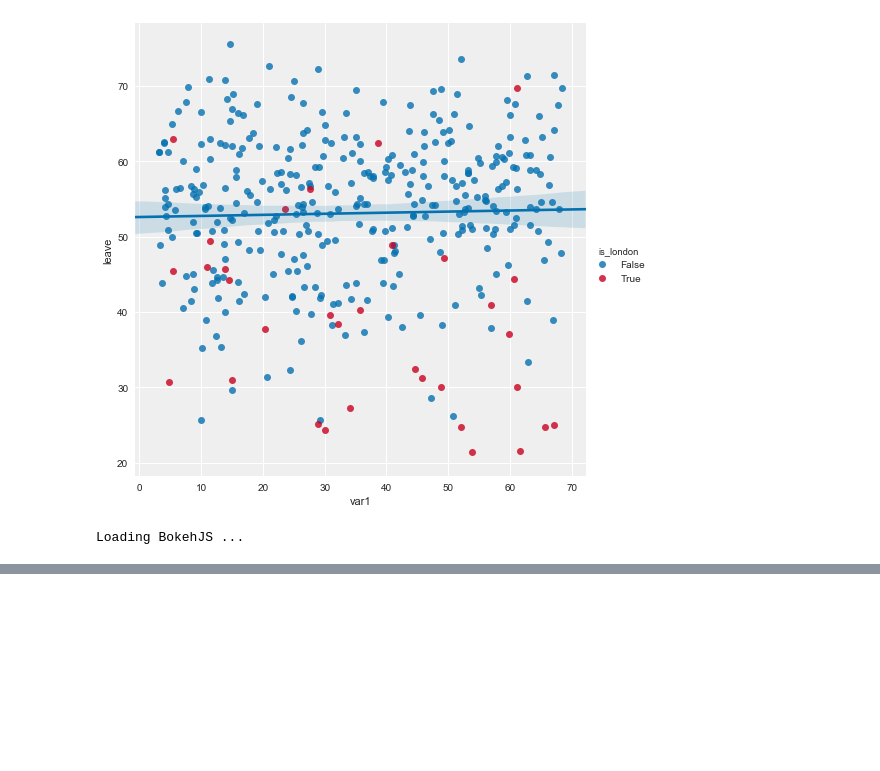
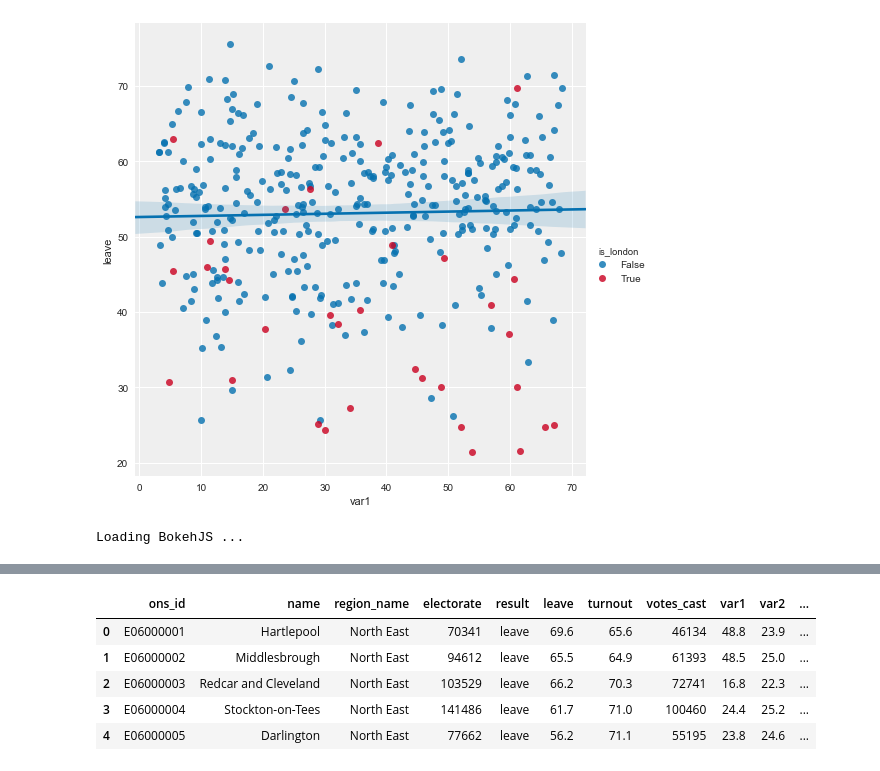
Before and after one commit to puntofisso/jupyter, a Jupyter notebook: Journocoders April 2017.ipynb, the cells around one changed output, grey strips where cells are left out. Saved outputs shown, nothing was run; the diff lists cells and outputs as text; code cells hidden in the pictures; blank space fills up the shorter version.

```diff
--- a/Journocoders April 2017.ipynb
+++ b/Journocoders April 2017.ipynb
@@ -250,3 +251,12 @@ p.ygrid.grid_line_dash = [6, 4]
 show(p)
 # %% [output]
 [interactive output not drawn]
+# %%
+df.head()
+# %% [output]
+|  | ons_id | name | region_name | electorate | result | leave | turnout | votes_cast | var1 | var2 | ... |
+| 0 | E06000001 | Hartlepool | North East | 70341 | leave | 69.6 | 65.6 | 46134 | 48.8 | 23.9 | ... |
+| 1 | E06000002 | Middlesbrough | North East | 94612 | leave | 65.5 | 64.9 | 61393 | 48.5 | 25.0 | ... |
+| 2 | E06000003 | Redcar and Cleveland | North East | 103529 | leave | 66.2 | 70.3 | 72741 | 16.8 | 22.3 | ... |
+| 3 | E06000004 | Stockton-on-Tees | North East | 141486 | leave | 61.7 | 71.0 | 100460 | 24.4 | 25.2 | ... |
+| 4 | E06000005 | Darlington | North East | 77662 | leave | 56.2 | 71.1 | 55195 | 23.8 | 24.6 | ... |
```
Also changed, not shown: parts of 3 cells of this notebook.
